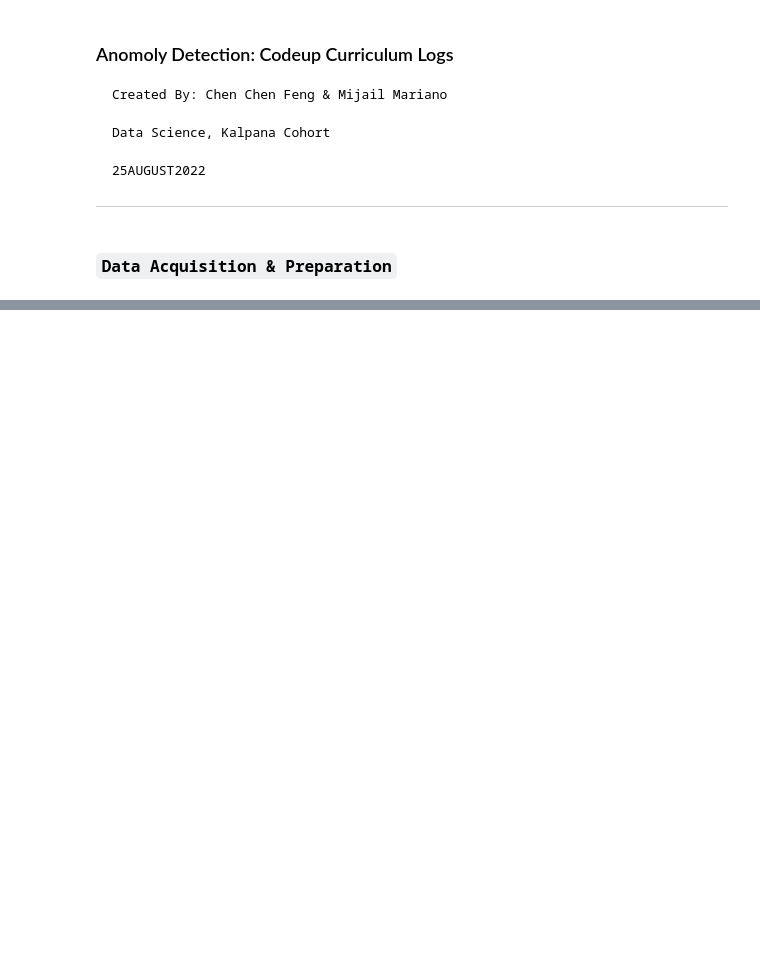
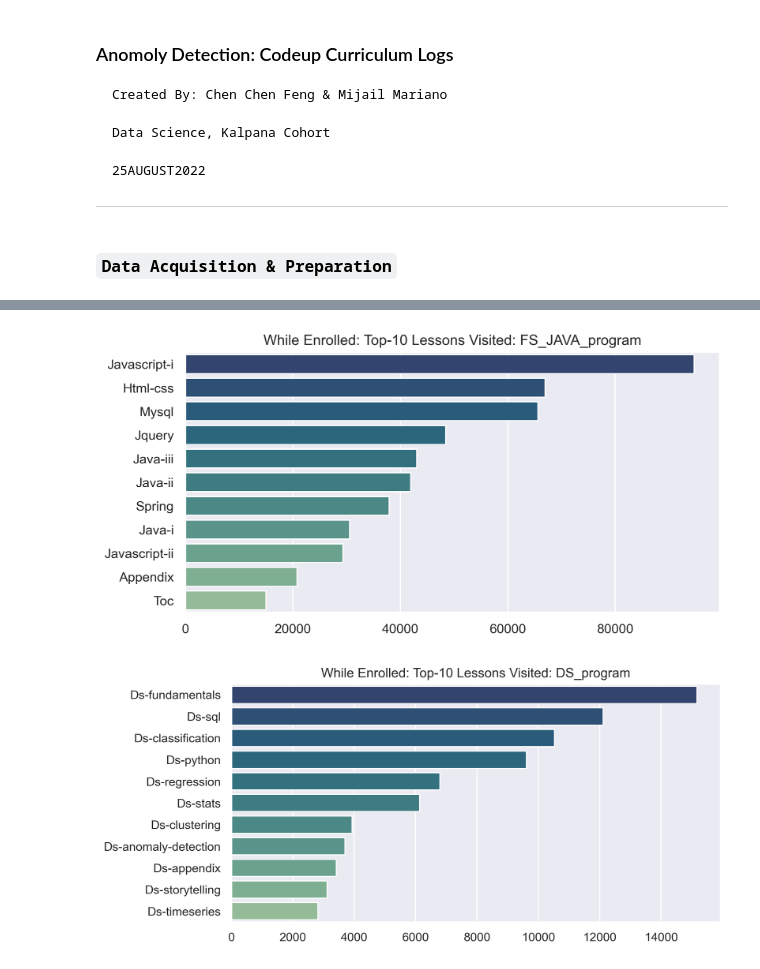
Before and after one commit to Kalpana-duo/project_anomaly, a Jupyter notebook: final_report.ipynb, the cells around one changed output, grey strips where cells are left out. Drawn from its saved outputs; the diff is of its cells as text; code cells hidden in the pictures; blank space fills up the shorter version.

```diff
--- a/final_report.ipynb
+++ b/final_report.ipynb
@@ -104,0 +167,5 @@ memory usage: 103.0+ MB
+# %%
+prepare_final.most_current_visits(curr_df)
+# %% [output]
+[figure, added]
+[figure, added]
```
Also changed, not shown: parts of 24 cells of this notebook, 2 other files.
